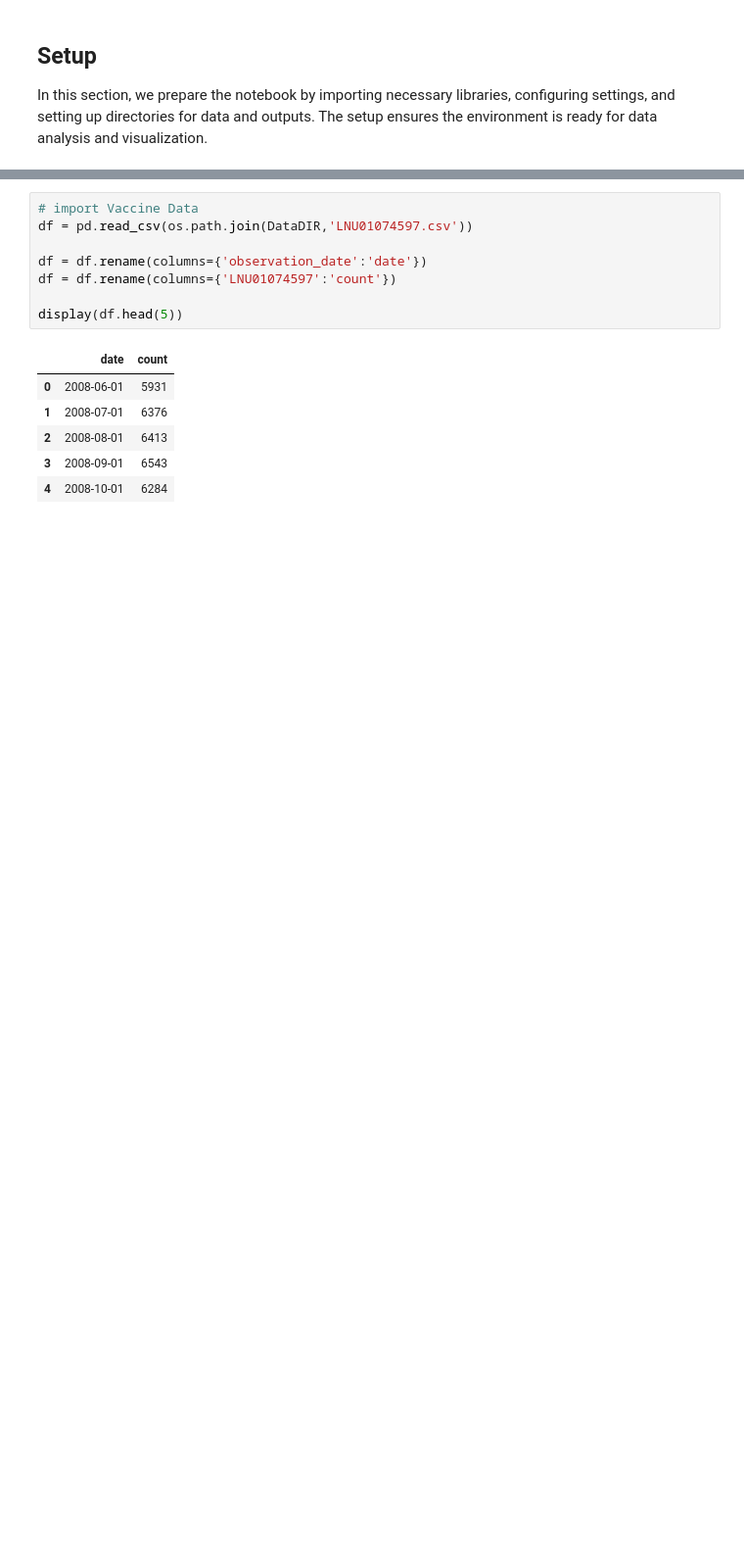
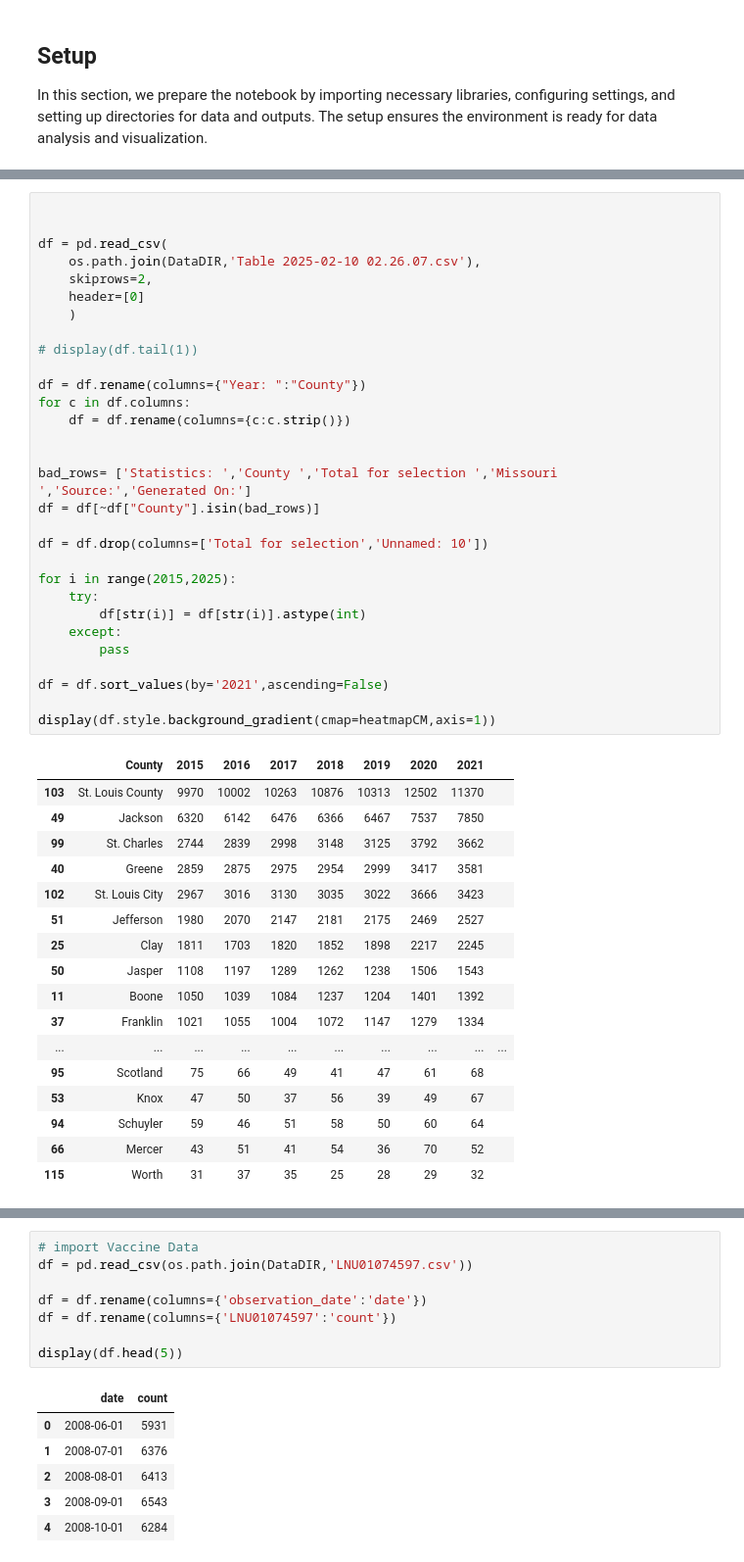
Before and after one commit to jgarza9788/Fred_And_The_Vaccines, a Jupyter notebook: main.ipynb, the cells around one changed output, grey strips where cells are left out. Shown: that part at 98% size. Drawn from its saved outputs; the diff is of its cells as text; blank space fills up the shorter version.

```diff
--- a/main.ipynb
+++ b/main.ipynb
@@ -78,0 +96,48 @@ DIR='c:\\Users\\JGarza\\GitHub\\Fred_And_The_Vaccines'
+# %%
+
+
+df = pd.read_csv(
+    os.path.join(DataDIR,'Table 2025-02-10 02.26.07.csv'),
+    skiprows=2,
+    header=[0]
+    )
+
+# display(df.tail(1))
+
+df = df.rename(columns={"Year: ":"County"})
+for c in df.columns:
+    df = df.rename(columns={c:c.strip()})
+
+
+bad_rows= ['Statistics: ','County ','Total for selection ','Missouri ','Source:','Generated On:']
+df = df[~df["County"].isin(bad_rows)]
+
+df = df.drop(columns=['Total for selection','Unnamed: 10'])
+
+for i in range(2015,2025):
+    try:
+        df[str(i)] = df[str(i)].astype(int)
+    except:
+        pass
+
+df = df.sort_values(by='2021',ascending=False)
+
+display(df.style.background_gradient(cmap=heatmapCM,axis=1))
+# %% [output]
+|  | County | 2015 | 2016 | 2017 | 2018 | 2019 | 2020 | 2021 |  |
+| 103 | St. Louis County | 9970 | 10002 | 10263 | 10876 | 10313 | 12502 | 11370 |  |
+| 49 | Jackson | 6320 | 6142 | 6476 | 6366 | 6467 | 7537 | 7850 |  |
+| 99 | St. Charles | 2744 | 2839 | 2998 | 3148 | 3125 | 3792 | 3662 |  |
+| 40 | Greene | 2859 | 2875 | 2975 | 2954 | 2999 | 3417 | 3581 |  |
+| 102 | St. Louis City | 2967 | 3016 | 3130 | 3035 | 3022 | 3666 | 3423 |  |
+| 51 | Jefferson | 1980 | 2070 | 2147 | 2181 | 2175 | 2469 | 2527 |  |
+| 25 | Clay | 1811 | 1703 | 1820 | 1852 | 1898 | 2217 | 2245 |  |
+| 50 | Jasper | 1108 | 1197 | 1289 | 1262 | 1238 | 1506 | 1543 |  |
+| 11 | Boone | 1050 | 1039 | 1084 | 1237 | 1204 | 1401 | 1392 |  |
+| 37 | Franklin | 1021 | 1055 | 1004 | 1072 | 1147 | 1279 | 1334 |  |
+| ... | ... | ... | ... | ... | ... | ... | ... | ... | ... |
+| 95 | Scotland | 75 | 66 | 49 | 41 | 47 | 61 | 68 |  |
+| 53 | Knox | 47 | 50 | 37 | 56 | 39 | 49 | 67 |  |
+| 94 | Schuyler | 59 | 46 | 51 | 58 | 50 | 60 | 64 |  |
+| 66 | Mercer | 43 | 51 | 41 | 54 | 36 | 70 | 52 |  |
+| 115 | Worth | 31 | 37 | 35 | 25 | 28 | 29 | 32 |  |
```
Also changed, not shown: parts of 7 cells of this notebook, 4 other files.
